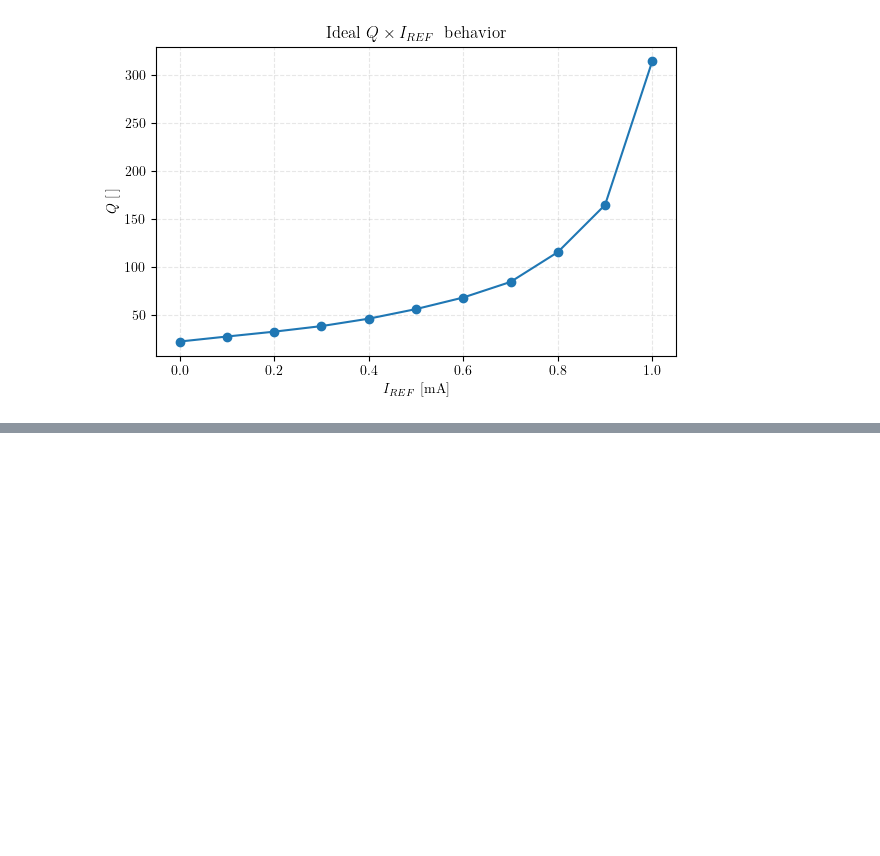
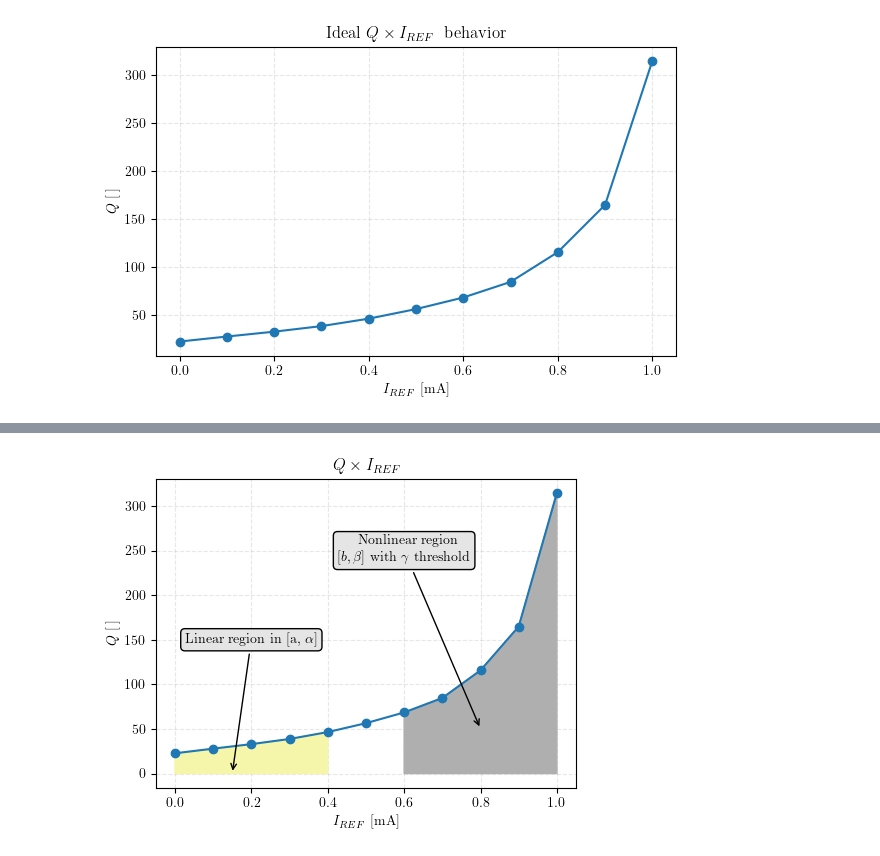
Before and after one commit to pesadaum/tcc, a Jupyter notebook: src/code/to_text.ipynb, the cells around one changed output, grey strips where cells are left out. Saved outputs shown, nothing was run; the diff lists cells and outputs as text; code cells hidden in the pictures; blank space fills up the shorter version.

```diff
--- a/src/code/to_text.ipynb
+++ b/src/code/to_text.ipynb
@@ -96,0 +232,37 @@ f.savefig('./fig/q-iref-q_max-i_stable.pdf')
+# %%
+f, ax = plt.subplots(figsize=(5,4))
+
+ax.plot(q_values['i_ref'], q_values['Q'], '-o')
+
+a_alpha = q_values[q_values['i_ref'] < 0.5]
+b_beta = q_values[q_values['i_ref'] > 0.5]
+
+ax.fill_between(a_alpha['i_ref'], a_alpha['Q'], color='#F6F6AA', hatch='....')
+ax.fill_between(b_beta['i_ref'], b_beta['Q'], color='#AFAFAF', hatch='.')
+
+ax.set(
+  xlabel=r'$I_{REF}$ [mA]',
+  ylabel='$Q \; [\;]$',
+  title=r'$Q \times I_{REF}\;$'
+)
+
+ax.annotate(r"Linear region in [a, $\alpha$]",
+                  xy=(0.15, 0), xycoords="data",
+                  xytext=(0.2, 150),
+                  va="center", ha="center",
+                  bbox=dict(boxstyle="round", fc="#E5E5E5"),
+                  arrowprops=dict(arrowstyle="->"))
+
+
+ax.annotate(r"Nonlinear region \\ $[b, \beta]$ with $\gamma$ threshold",
+                  xy=(0.8, 50), xycoords="data",
+                  xytext=(0.6, 250),
+                  va="center", ha="center",
+                  bbox=dict(boxstyle="round", fc="#E5E5E5"),
+                  arrowprops=dict(arrowstyle="->"))
+
+
+f.tight_layout()
+f.savefig('./fig/q-iref-regions.pdf')
+# %% [output]
+[figure, added]
```
Also changed, not shown: parts of 10 cells of this notebook, 19 other files.
